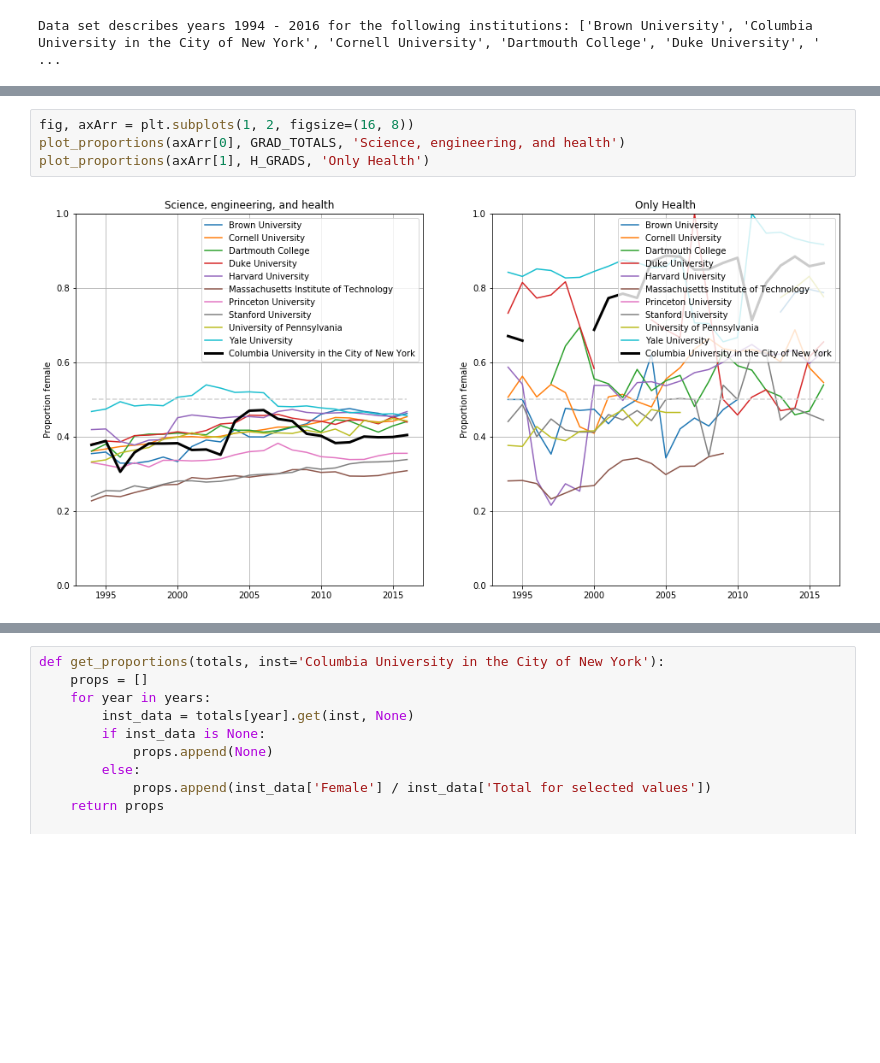
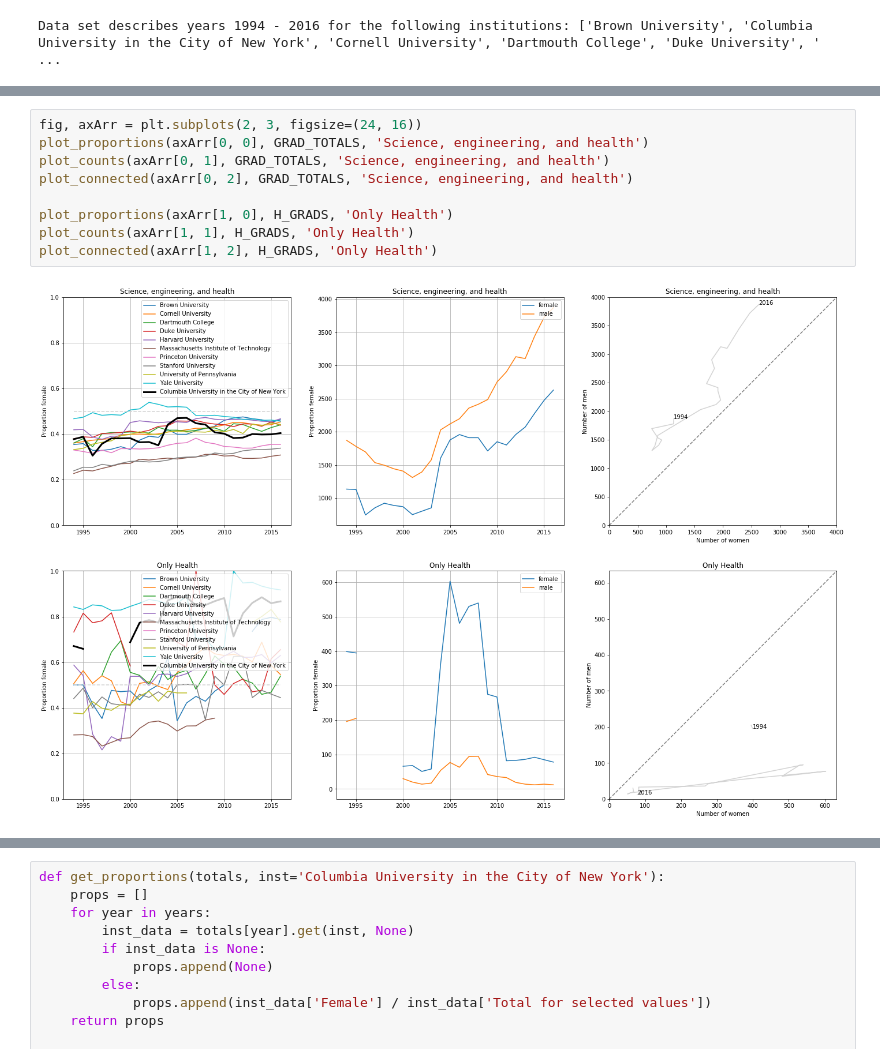
Before and after one commit to spec-journalism/gss-diversity, a Jupyter notebook: notebooks/overall.ipynb, the cells around one changed output, grey strips where cells are left out. Cells and saved outputs as stored; diff of their text form; blank space fills up the shorter version.

```diff
--- a/notebooks/overall.ipynb
+++ b/notebooks/overall.ipynb
@@ -47,7 +90,12 @@ def plot_proportions(ax, totals, title, highlight='Columbia University in the Ci
 # %%
-fig, axArr = plt.subplots(1, 2, figsize=(16, 8))
-plot_proportions(axArr[0], GRAD_TOTALS, 'Science, engineering, and health')
-plot_proportions(axArr[1], H_GRADS, 'Only Health')
+fig, axArr = plt.subplots(2, 3, figsize=(24, 16))
+plot_proportions(axArr[0, 0], GRAD_TOTALS, 'Science, engineering, and health')
+plot_counts(axArr[0, 1], GRAD_TOTALS, 'Science, engineering, and health')
+plot_connected(axArr[0, 2], GRAD_TOTALS, 'Science, engineering, and health')
+
+plot_proportions(axArr[1, 0], H_GRADS, 'Only Health')
+plot_counts(axArr[1, 1], H_GRADS, 'Only Health')
+plot_connected(axArr[1, 2], H_GRADS, 'Only Health')
 # %% [output]
-[figure, old version]
+[figure, new version]
 # %%
```
Also changed, not shown: parts of 2 cells of this notebook, 2 other files.
